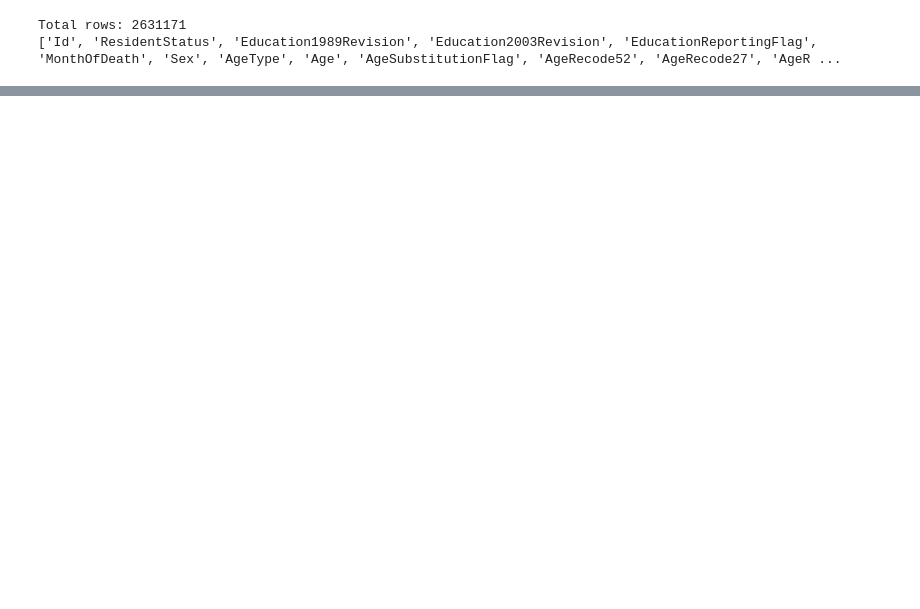
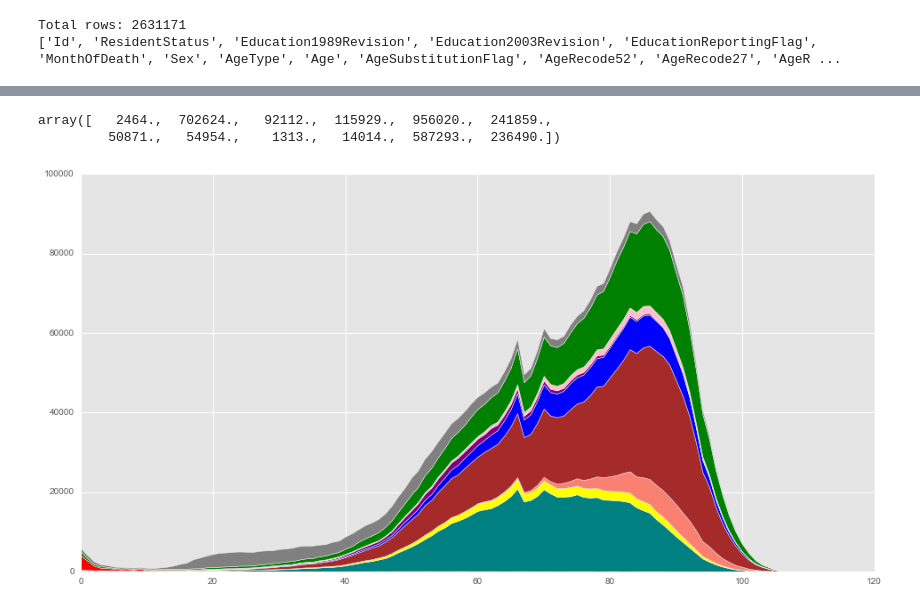
Before and after one commit to happytcj/2016_Mortality, a Jupyter notebook: Wrangle.ipynb, the cells around one changed output, grey strips where cells are left out. Saved outputs shown, nothing was run; the diff lists cells and outputs as text; code cells hidden in the pictures; blank space fills up the shorter version.

Commit message:
better stacked area plot

```diff
--- a/Wrangle.ipynb
+++ b/Wrangle.ipynb
@@ -42,7 +40,7 @@ OverflowError: In draw_markers: Exceeded cell block limit
 # %%
 small_data = data._slice(slice(0,1000)).sort_values(by='Age')
 # %%
-stacked_data = np.zeros([np.max(data.Age), np.max(data.CauseRecode39)])
+stacked_data_39 = np.zeros([np.max(data.Age), np.max(data.CauseRecode39)])
 # %%
 for idx, row in data.iterrows():
-    stacked_data[row.Age-1][row.CauseRecode39-1] += 1
+    stacked_data_39[row.Age-1][row.CauseRecode39-1] += 1
@@ -53,0 +65,33 @@ ValueError: Argument dimensions are incompatible
+# %%
+#Further reduce groupings to  ICD10
+stacked_data_20 = np.zeros([np.max(data.Age), 11])
+stacked_data_20[:, 0] = np.sum(stacked_data_39[:, :3], axis=1) #infectious diseases
+stacked_data_20[:, 1] = np.sum(stacked_data_39[:, 3:15], axis=1) #Cancers
+stacked_data_20[:, 2] = stacked_data_39[:, 15] #Diabetes
+stacked_data_20[:, 3] = stacked_data_39[:, 16] #Alzheimers
+stacked_data_20[:, 4] = np.sum(stacked_data_39[:, 17:26], axis=1) #circulatory system
+stacked_data_20[:, 5] = np.sum(stacked_data_39[:, 26:28], axis=1) #respiratory system
+stacked_data_20[:, 6] = np.sum(stacked_data_39[:, 28:30], axis=1) #digestive system
+stacked_data_20[:, 7] = stacked_data_39[:, 30] #Genitourinary system
+stacked_data_20[:, 8] = stacked_data_39[:, 31] #Pregnancy, childbirth and puerperium
+stacked_data_20[:, 9] = stacked_data_39[:, 32] #Congenital malformations, deformations and chromosomal abnormalities
+stacked_data_20[:, 10] = np.sum(stacked_data_39[:, 37:41], axis=1) #External causes
+
+recode20=['Infectious Diseases', 'Cancer', 'Diabetes', 'Alzheimer\'s', 'Circulatory', 'Respiratory',
+         'Digestive', 'Genitourinary', 'Pregnancy\nChildbirth\nPuerperium',
+         'Congenital Malformations,\nDeformations,\nChromosomal Abnormalities',
+         'External Causes']
+
+sums = np.sum(stacked_data_20, axis=0)
+sums
+# %% [output]
+array([   2464.,  702624.,   92112.,  115929.,  956020.,  241859.,
+         50871.,   54954.,    1313.,   14014.,  587293.,  236490.])
+# %%
+# cmap = plt.get_cmap('CMRmap')
+# colors = cmap(np.linspace(0, 1.0, stacked_data_20.shape[-1]))
+colors=['gray', 'teal', 'yellow', 'salmon', 'brown', 'blue', 'purple', 'pink', 'orange', 'red', 'green']
+plt.stackplot(range(len(stacked_data_20)), stacked_data_20.transpose(), colors=colors)
+pass
+# %% [output]
+[figure, added]
```
Also changed, not shown: parts of 8 cells of this notebook.
